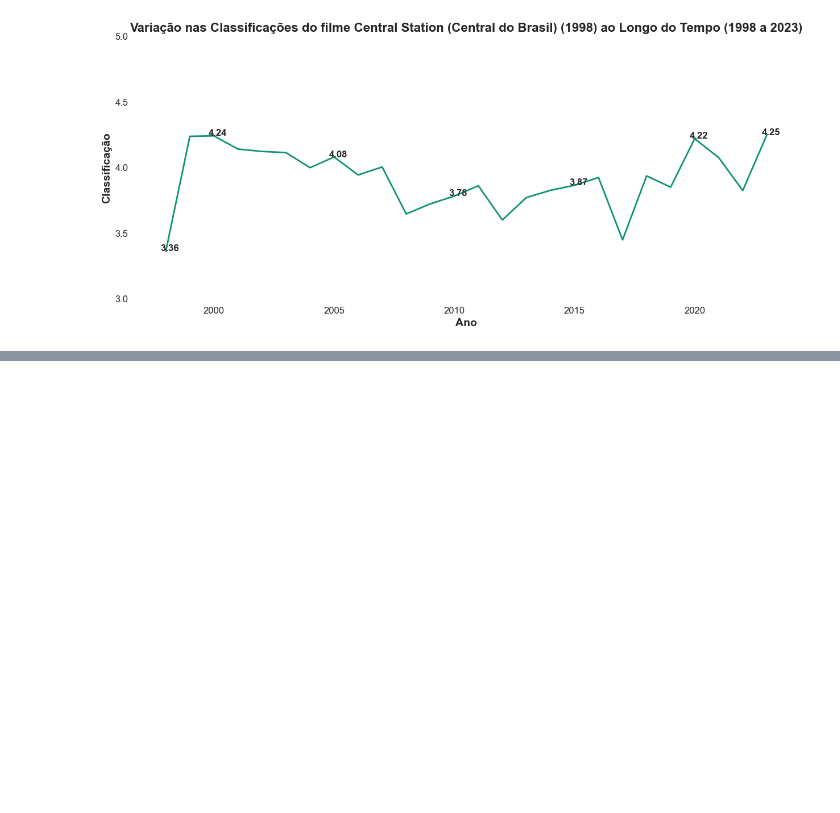
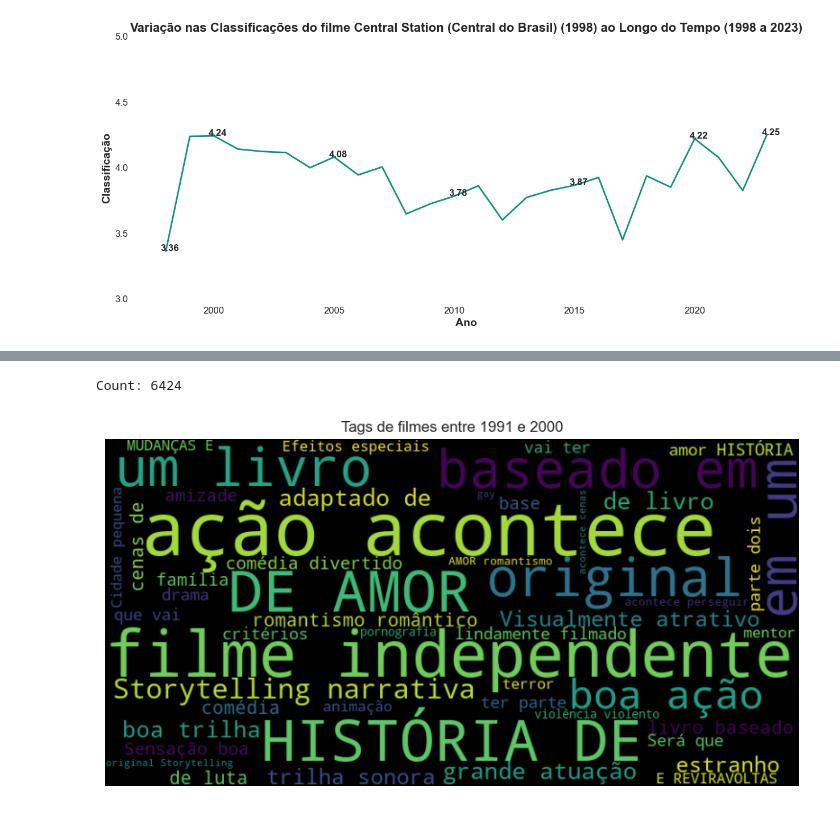
Before and after one commit to Vinicius-Luiz/movie_recommendation_pyspark, a Jupyter notebook: index_eda.ipynb, the cells around one changed output, grey strips where cells are left out. Cells and saved outputs as stored; diff of their text form; code cells hidden in the pictures; blank space fills up the shorter version.

```diff
--- a/index_eda.ipynb
+++ b/index_eda.ipynb
@@ -524,0 +611,5 @@ lineplot_rating_date_by_movieid(movieid=272525)
+# %%
+plot_wordcloud_by_year(min_year=1991, max_year=2000, max_words=50, translate= True)
+# %% [output]
+Count: 6424
+[figure, added]
```
Also changed, not shown: parts of 12 cells of this notebook, 1 other file.
